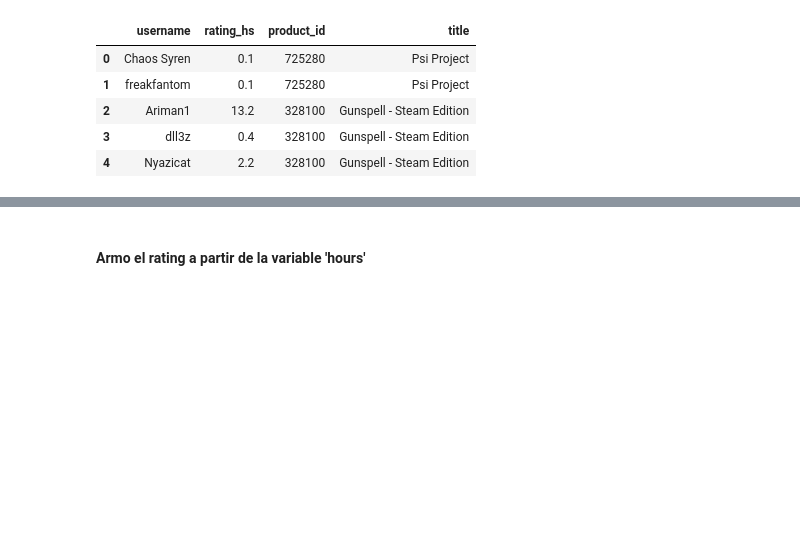
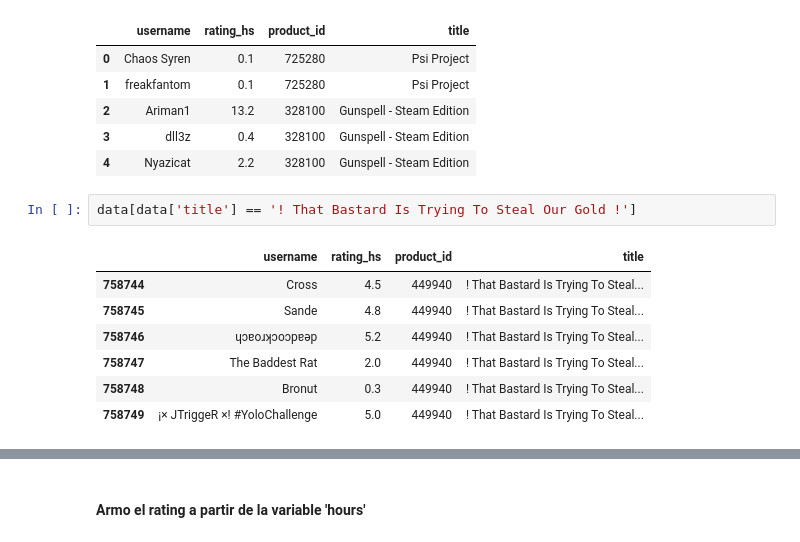
Before and after one commit to eugeniabezek/Recommender_System_Collaborative_Filtering, a Jupyter notebook: DS_Proyecto_03_SR.ipynb, the cells around one changed output, grey strips where cells are left out. Drawn from its saved outputs; the diff is of its cells as text; blank space fills up the shorter version.

```diff
--- a/DS_Proyecto_03_SR.ipynb
+++ b/DS_Proyecto_03_SR.ipynb
@@ -185,3 +166,13 @@ data.head()
 | 2 | Ariman1 | 13.2 | 328100 | Gunspell - Steam Edition |
 | 3 | dll3z | 0.4 | 328100 | Gunspell - Steam Edition |
 | 4 | Nyazicat | 2.2 | 328100 | Gunspell - Steam Edition |
+# %%
+data[data['title'] == '! That Bastard Is Trying To Steal Our Gold !']
+# %% [output]
+|  | username | rating_hs | product_id | title |
+| 758744 | Cross | 4.5 | 449940 | ! That Bastard Is Trying To Steal... |
+| 758745 | Sande | 4.8 | 449940 | ! That Bastard Is Trying To Steal... |
+| 758746 | ɥɔɐoɹʞɔoɔpɐǝp | 5.2 | 449940 | ! That Bastard Is Trying To Steal... |
+| 758747 | The Baddest Rat | 2.0 | 449940 | ! That Bastard Is Trying To Steal... |
+| 758748 | Bronut | 0.3 | 449940 | ! That Bastard Is Trying To Steal... |
+| 758749 | ¡× JTriggeR ×! #YoloChallenge | 5.0 | 449940 | ! That Bastard Is Trying To Steal... |
```
Also changed, not shown: parts of 59 cells of this notebook.
